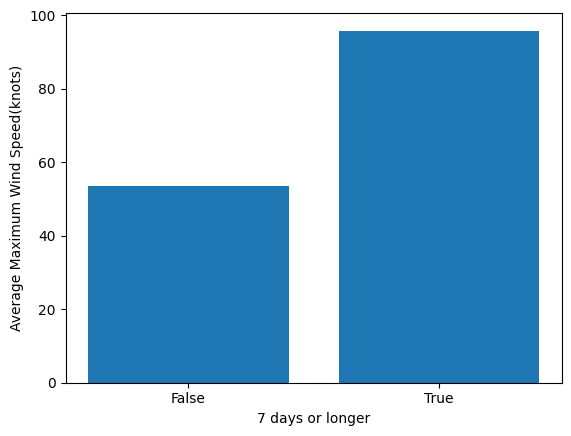
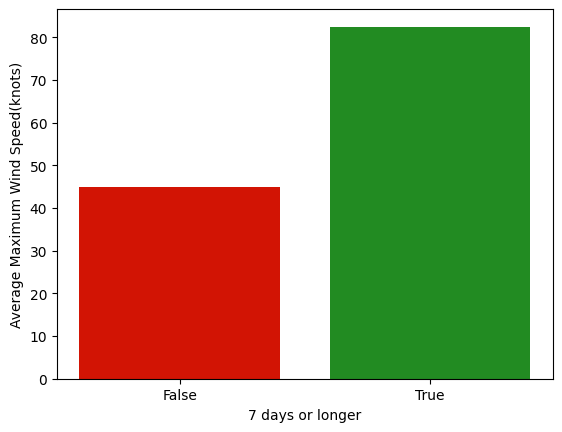
Unified diff of the notebook cell whose output changed from the first chart to the second:
--- before
+++ after
@@ -2,5 +2,5 @@
 
 #longer is a boolean, so the x axis would be numbers(neg for false, pos for true), so you have to convert it into a str
-plt.bar(df_plot['longer'].astype(str), df_plot['avg_max_wind_knots'])
+plt.bar(df_plot['longer'].astype(str), df_plot['avg_max_wind_knots'], color = ['#D21404', '#228B22'])
 
 plt.xlabel('7 days or longer')

Commit: Created using Colab